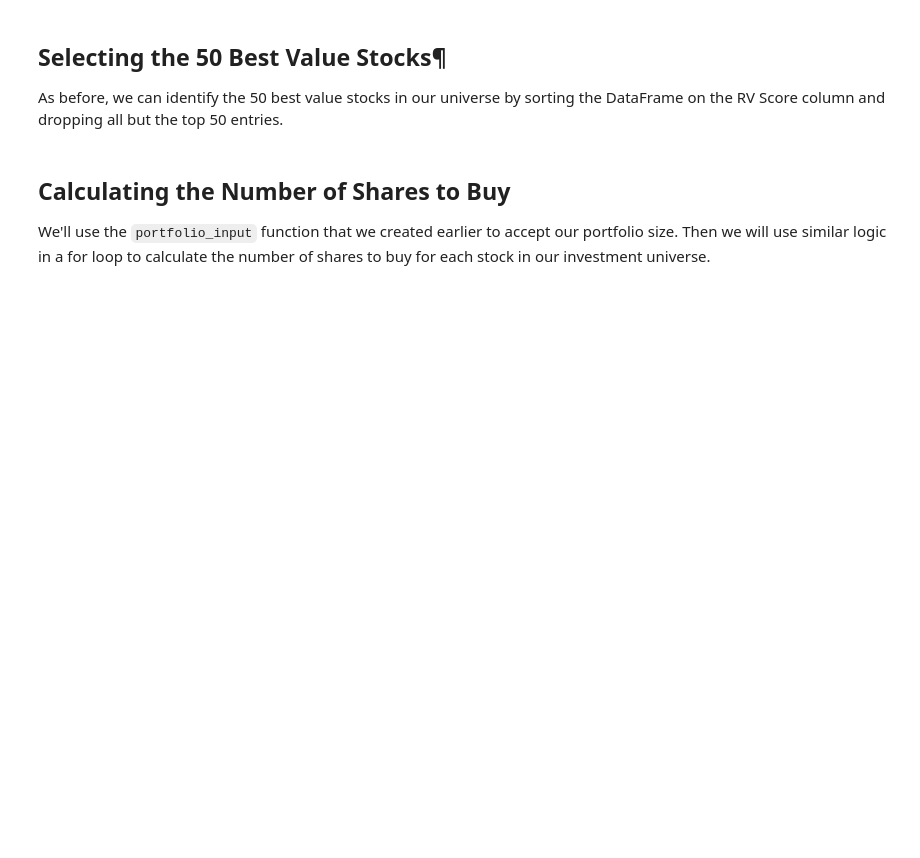
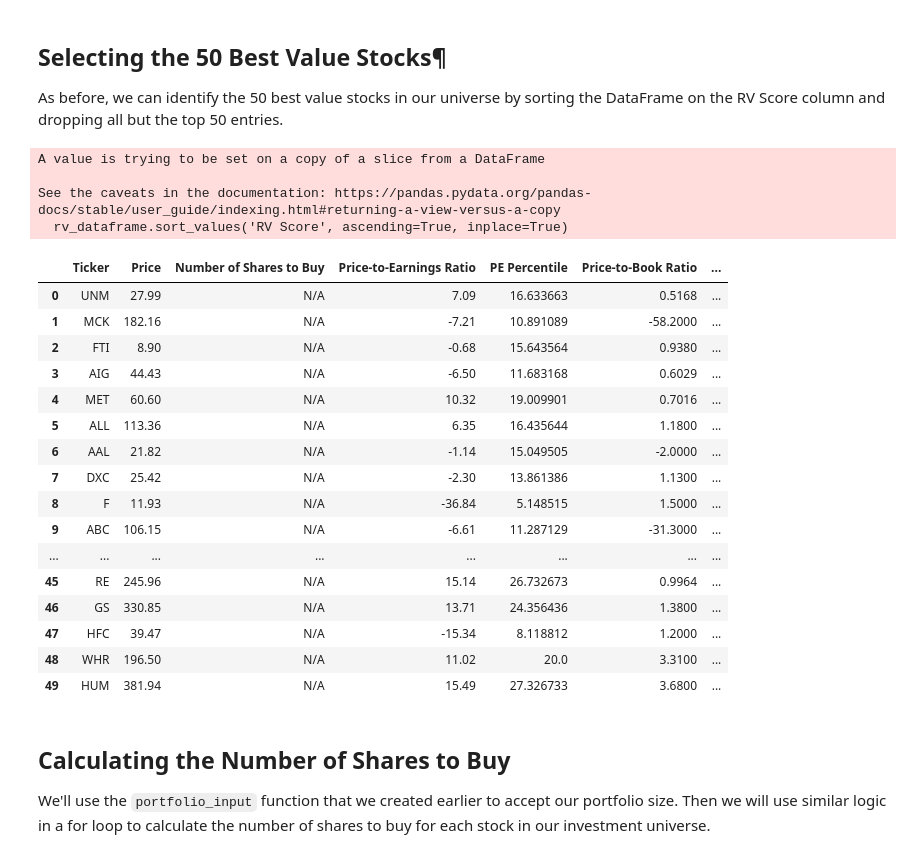
Before and after one commit to i0nathan/algorithmic-trading-python, a Jupyter notebook: starter_files/003_quantitative_value_strategy.ipynb, the cells around one changed output. Saved outputs shown, nothing was run; the diff lists cells and outputs as text; code cells hidden in the pictures; blank space fills up the shorter version.

Commit message:
Modified 003 quantitative value strategy notebook and added output file value_strategy.xlsx

```diff
--- a/starter_files/003_quantitative_value_strategy.ipynb
+++ b/starter_files/003_quantitative_value_strategy.ipynb
@@ -412,0 +398,17 @@ To calculate arithmetic mean, we will use the mean function from Python's built-
+# %%
+from statistics import mean
+
+rv_dataframe['RV Score'] = rv_dataframe.apply(
+    lambda x: mean(
+        [
+            x['PE Percentile'],
+            x['PB Percentile'],
+            x['PS Percentile'],
+            x['EV/EBITDA Percentile'],
+            x['EV/GP Percentile']
+        ]
+    ),
+    axis=1
+)
+
+rv_dataframe
@@ -414,6 +430,33 @@ To calculate arithmetic mean, we will use the mean function from Python's built-
 ## Selecting the 50 Best Value Stocks¶
 
 As before, we can identify the 50 best value stocks in our universe by sorting the DataFrame on the RV Score column and dropping all but the top 50 entries.
+# %%
+rv_dataframe.sort_values('RV Score', ascending=True, inplace=True)
+rv_dataframe = rv_dataframe[:50]
+rv_dataframe.reset_index(drop=True, inplace=True)
+rv_dataframe
+# %% [output]
+A value is trying to be set on a copy of a slice from a DataFrame
+
+See the caveats in the documentation: https://pandas.pydata.org/pandas-docs/stable/user_guide/indexing.html#returning-a-view-versus-a-copy
+  rv_dataframe.sort_values('RV Score', ascending=True, inplace=True)
+|  | Ticker | Price | Number of Shares to Buy | Price-to-Earnings Ratio | PE Percentile | Price-to-Book Ratio | ... |
+| 0 | UNM | 27.99 | N/A | 7.09 | 16.633663 | 0.5168 | ... |
+| 1 | MCK | 182.16 | N/A | -7.21 | 10.891089 | -58.2000 | ... |
+| 2 | FTI | 8.90 | N/A | -0.68 | 15.643564 | 0.9380 | ... |
+| 3 | AIG | 44.43 | N/A | -6.50 | 11.683168 | 0.6029 | ... |
+| 4 | MET | 60.60 | N/A | 10.32 | 19.009901 | 0.7016 | ... |
+| 5 | ALL | 113.36 | N/A | 6.35 | 16.435644 | 1.1800 | ... |
+| 6 | AAL | 21.82 | N/A | -1.14 | 15.049505 | -2.0000 | ... |
+| 7 | DXC | 25.42 | N/A | -2.30 | 13.861386 | 1.1300 | ... |
+| 8 | F | 11.93 | N/A | -36.84 | 5.148515 | 1.5000 | ... |
+| 9 | ABC | 106.15 | N/A | -6.61 | 11.287129 | -31.3000 | ... |
+| ... | ... | ... | ... | ... | ... | ... | ... |
+| 45 | RE | 245.96 | N/A | 15.14 | 26.732673 | 0.9964 | ... |
+| 46 | GS | 330.85 | N/A | 13.71 | 24.356436 | 1.3800 | ... |
+| 47 | HFC | 39.47 | N/A | -15.34 | 8.118812 | 1.2000 | ... |
+| 48 | WHR | 196.50 | N/A | 11.02 | 20.0 | 3.3100 | ... |
+| 49 | HUM | 381.94 | N/A | 15.49 | 27.326733 | 3.6800 | ... |
 # %% [markdown]
 ## Calculating the Number of Shares to Buy
 We'll use the `portfolio_input` function that we created earlier to accept our portfolio size. Then we will use similar logic in a for loop to calculate the number of shares to buy for each stock in our investment universe.
```
Also changed, not shown: parts of 18 cells of this notebook, 1 other file.
